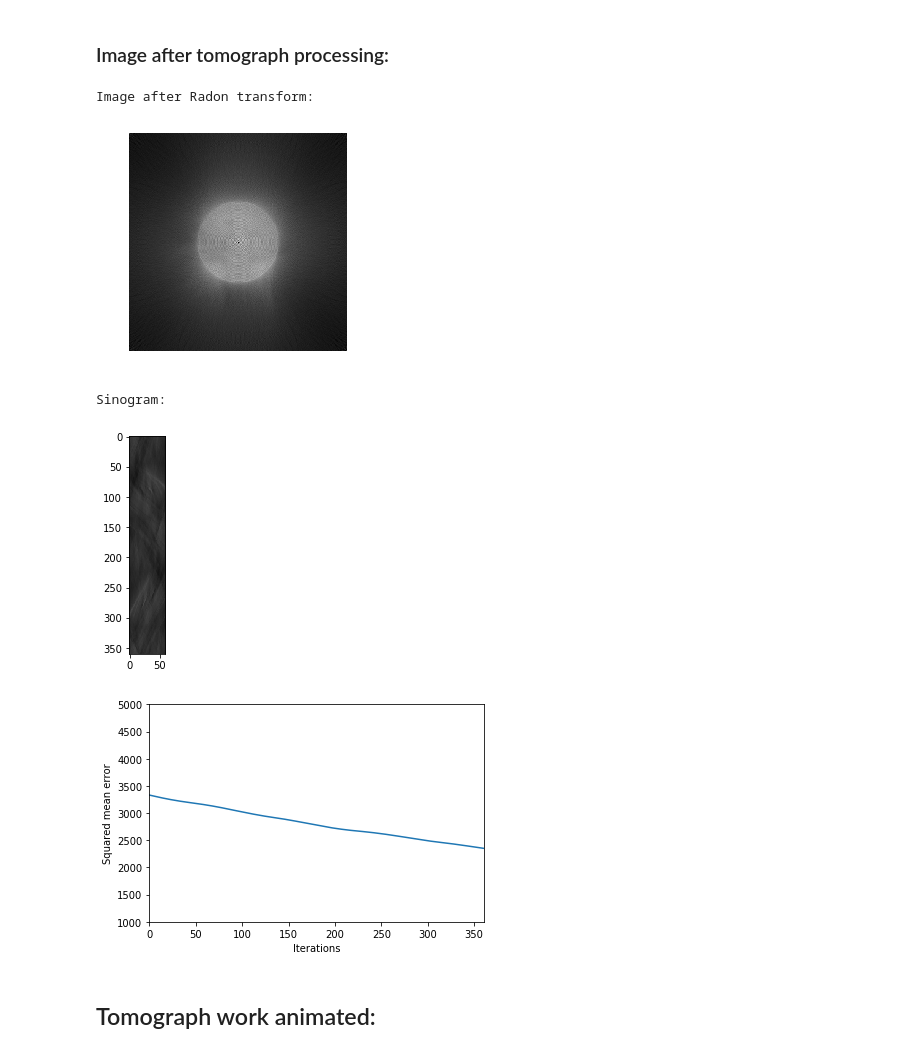
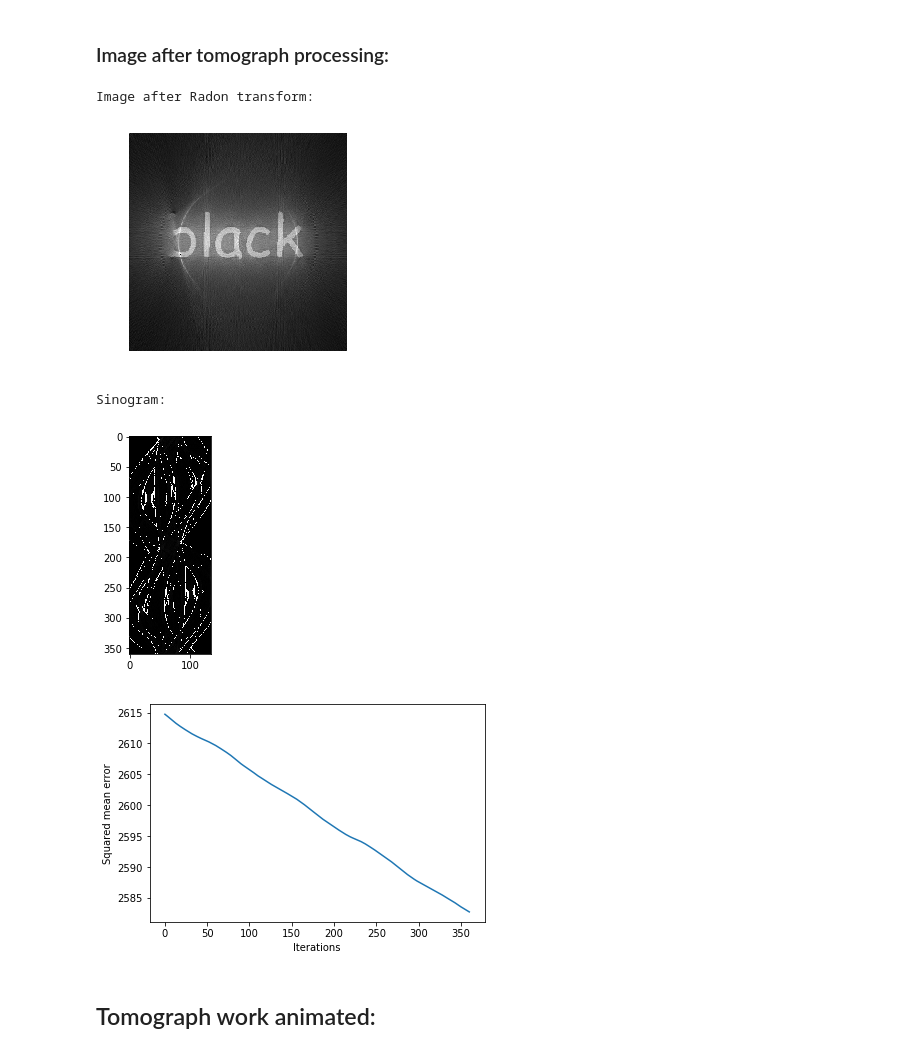
Before and after one commit to Nebizar/IT_in_Medicine, a Jupyter notebook: TomographSimulation/TomographSimulation.ipynb, the cells around one changed output. Saved outputs shown, nothing was run; the diff lists cells and outputs as text; code cells hidden in the pictures.

```diff
--- a/TomographSimulation/TomographSimulation.ipynb
+++ b/TomographSimulation/TomographSimulation.ipynb
@@ -221,8 +221,9 @@ def do_computations():
     global iterations_glob
     global new
     global radius
+    global mask_size
     if filtered:
-        return tf.process_cone_filtered(detectors_num_glob, detector_deg_glob, iterations_glob, radius, new, 5)
+        return tf.process_cone_filtered(detectors_num_glob, detector_deg_glob, iterations_glob, radius, new, mask_size)
     else:
         return tf.process_cone(detectors_num_glob, detector_deg_glob, iterations_glob, radius, new)
 # %%
@@ -243,26 +244,26 @@ plt.imshow(sinogram_final,cmap='gray')
 plt.show()
 # %% [output]
 Image after Radon transform:
-[figure, old version]
+[figure, new version]
 Sinogram:
-[figure, old version]
+[figure, new version]
 # %%
 def plot_error(history):
     global new
     global iterations_glob
     values = []
     for frame in history:
         values.append(tf.error(new, frame, new.size[0]))
     plt.plot(range(len(values)),values)
     plt.xlabel("Iterations")
     plt.ylabel("Squared mean error")
-    plt.ylim((1000, 5000))
-    plt.xlim((0,len(values)))
+    #plt.ylim((1000, 5000))
+    #plt.xlim((0,len(values)))
     plt.show()
 
 plot_error(history)
 # %% [output]
-[figure, old version]
+[figure, new version]
 # %% [markdown]
 ## Tomograph work animated:
 # %%
```
Also changed, not shown: parts of 3 cells of this notebook, 2 other files.
